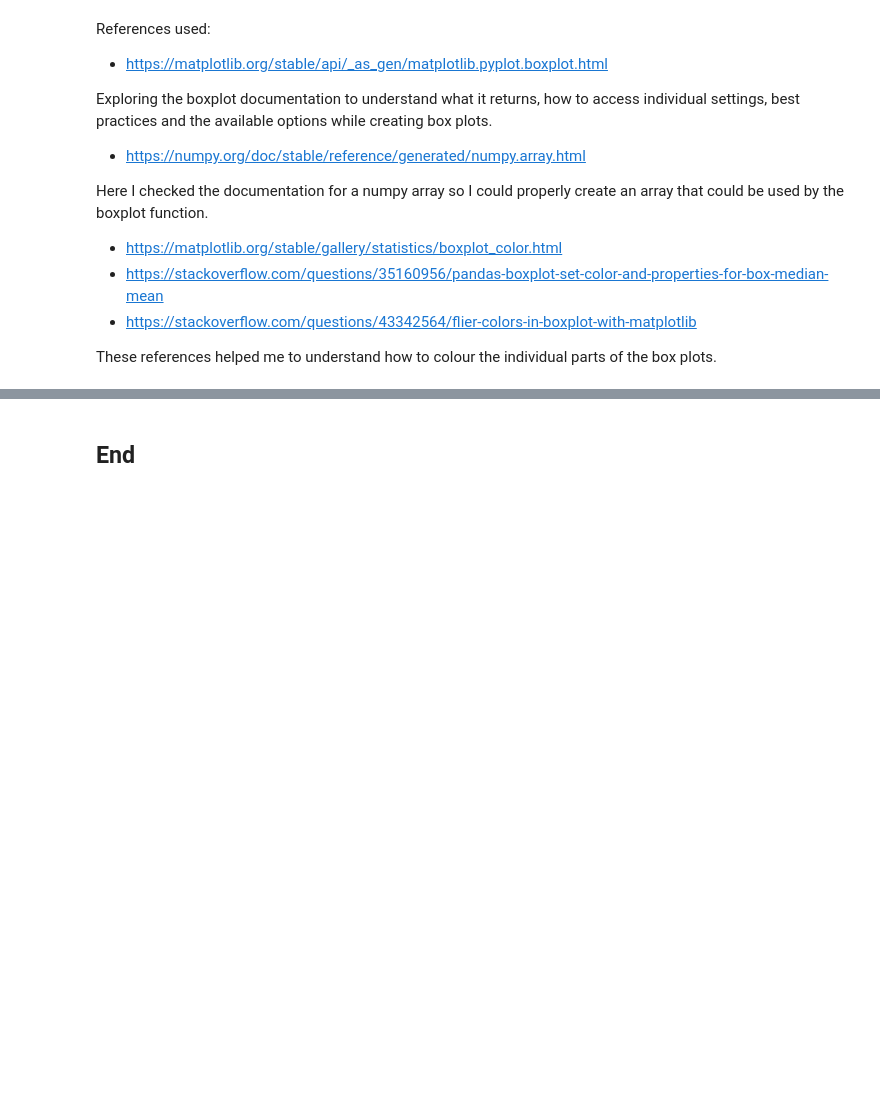
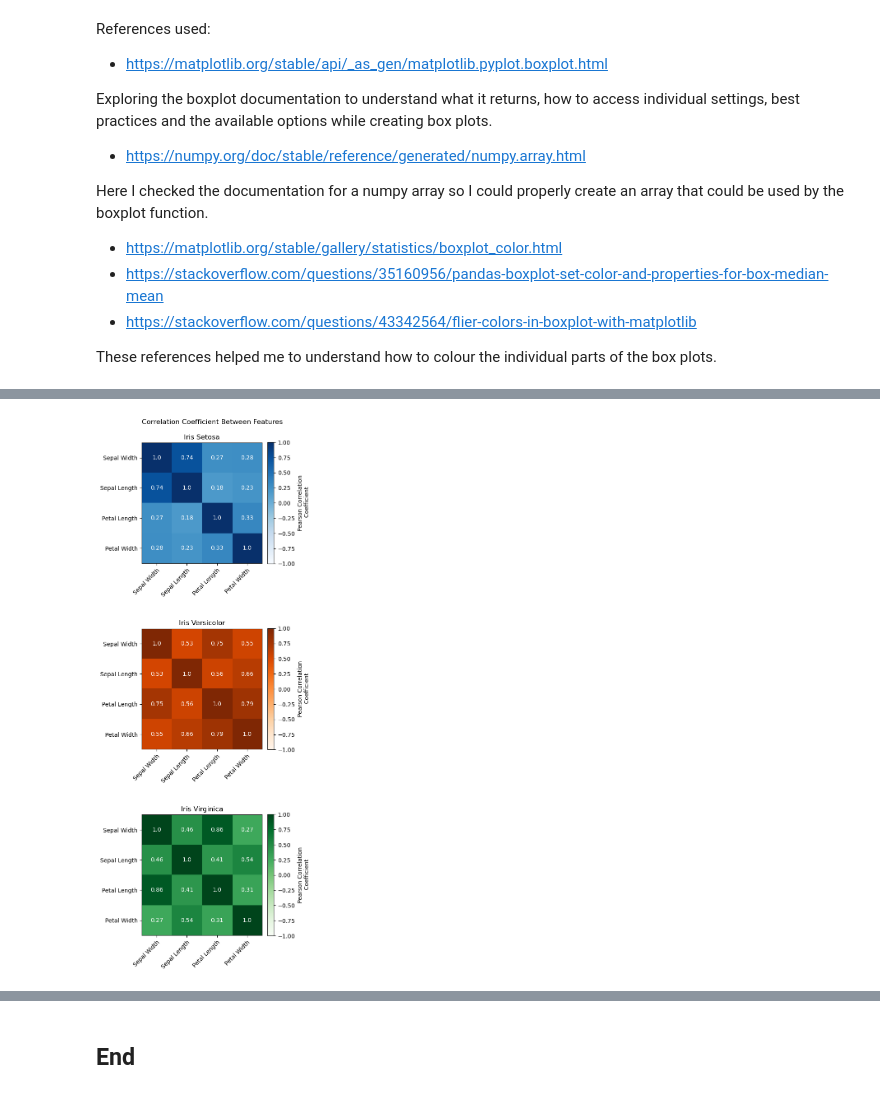
Before and after one commit to CeamanCollins/principles_of_data_analytics_assessment, a Jupyter notebook: tasks.ipynb, the cells around one changed output, grey strips where cells are left out. Cells and saved outputs as stored; diff of their text form; code cells hidden in the pictures; blank space fills up the shorter version.

```diff
--- a/tasks.ipynb
+++ b/tasks.ipynb
@@ -438,0 +445,4 @@ These references helped me to understand how to colour the individual parts of t
+# %%
+setosa_corr = data[0:49].corr()
+
+setosa_corr
@@ -438,0 +455,4 @@ These references helped me to understand how to colour the individual parts of t
+# %%
+versicolor_corr = data[50:99].corr()
+
+versicolor_corr
@@ -438,0 +465,4 @@ These references helped me to understand how to colour the individual parts of t
+# %%
+virginica_corr = data[100:149].corr()
+
+virginica_corr
@@ -438,0 +477,70 @@ These references helped me to understand how to colour the individual parts of t
+# %%
+# Creating feature name list.
+
+feature_names = ["Sepal Width", "Sepal Length", "Petal Length", "Petal Width"]
+
+# Turning correlation coefficient dataframes into arrays and rounding to 2 decimal places.
+
+array_setosa = np.array(setosa_corr.round(2))
+array_versicolor = np.array(versicolor_corr.round(2))
+array_virginica = np.array(virginica_corr.round(2))
+
+# Creating 3 subplots.
+
+fig, (ax1, ax2, ax3) = plt.subplots(3, 1, figsize=(5, 14))
+
+# Setting figure title and layout.
+
+fig.suptitle("Correlation Coefficient Between Features")
+
+# Setting x and y labels for axes.
+
+for ax in [ax1, ax2, ax3]:
+    ax.set_xticks(range(len(feature_names)), labels=feature_names,
+                rotation=45, ha="right", rotation_mode="anchor")
+    ax.set_yticks(range(len(feature_names)), labels=feature_names)
+
+# Creating heatmap and colourbar.
+# Setting colourmap, min and max values for colourbar.
+# Setting colourbar size and label
+
+im1 = ax1.imshow(array_setosa, cmap='Blues', vmin=-1, vmax=1)
+cb1 = ax1.figure.colorbar(im1, fraction=0.046, pad=0.04, label='Pearson Correlation\n Coefficient')
+
+# Labeling heatmap sections.
+
+for i in range(len(feature_names)):
+    for j in range(len(feature_names)):
+        text = ax1.text(j, i, array_setosa[i, j],
+                       ha="center", va="center", color="w")
+
+# Adding title for axis.
+
+ax1.set_title("Iris Setosa")
+
+# Repeating above for each species.
+
+im2 = ax2.imshow(array_versicolor, cmap='Oranges', vmin=-1, vmax=1)
+cb2 = ax2.figure.colorbar(im2, fraction=0.046, pad=0.04, label='Pearson Correlation\n Coefficient')
+
+for i in range(len(feature_names)):
+    for j in range(len(feature_names)):
+        text = ax2.text(j, i, array_versicolor[i, j],
+                       ha="center", va="center", color="w")
+
+ax2.set_title("Iris Versicolor")
+
+im3 = ax3.imshow(array_virginica, cmap='Greens', vmin=-1, vmax=1)
+cb3 = ax3.figure.colorbar(im3, fraction=0.046, pad=0.04, label='Pearson Correlation\n Coefficient')
+
+for i in range(len(feature_names)):
+    for j in range(len(feature_names)):
+        text = ax3.text(j, i, array_virginica[i, j],
+                       ha="center", va="center", color="w")
+
+ax3.set_title("Iris Virginica")
+
+fig.tight_layout()
+plt.show()
+# %% [output]
+[figure, added]
```
Also changed, not shown: parts of 7 cells of this notebook, 2 other files.
